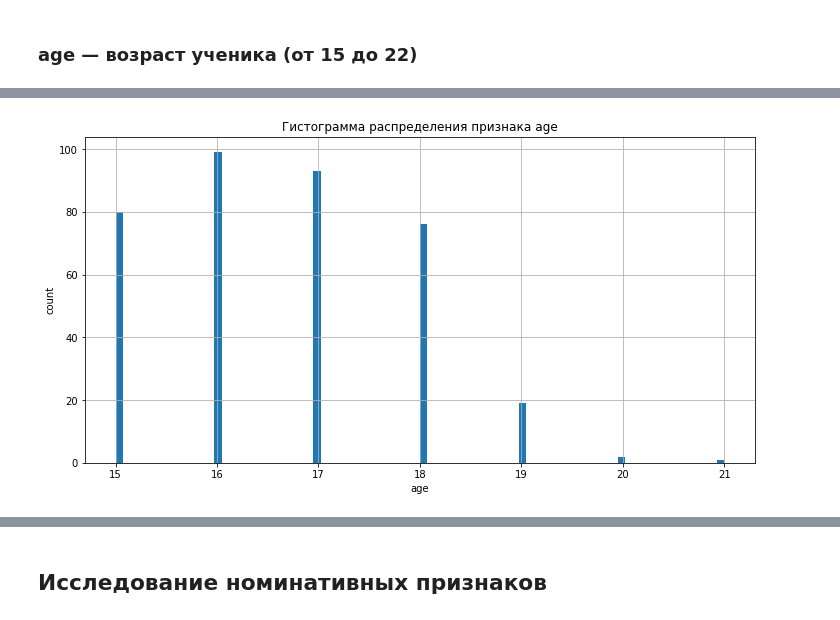
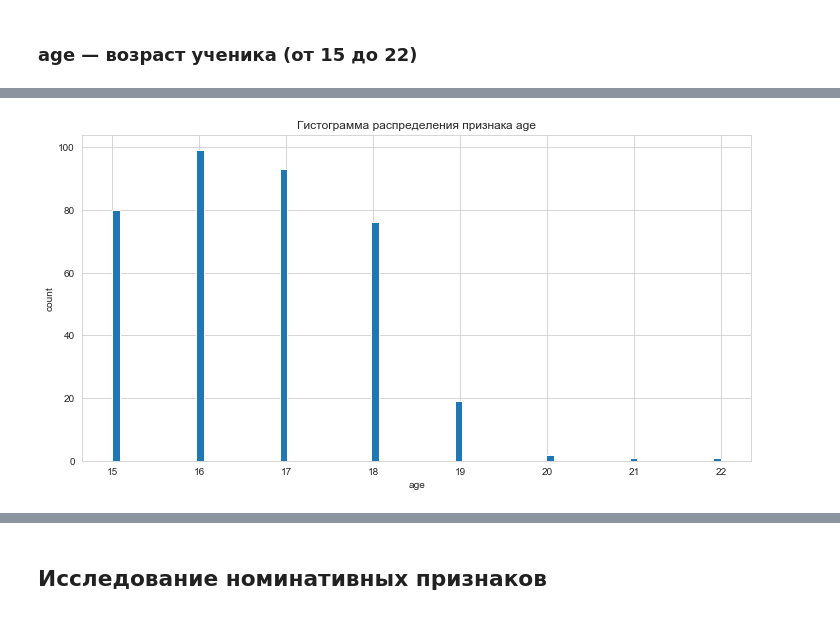
Before and after one commit to sand74/skillfactory, a Jupyter notebook: module_2/eda_solve.ipynb, the cells around one changed output, grey strips where cells are left out. Saved outputs shown, nothing was run; the diff lists cells and outputs as text; code cells hidden in the pictures.

Commit message:
Update score

```diff
--- a/module_2/eda_solve.ipynb
+++ b/module_2/eda_solve.ipynb
@@ -143,19 +130,29 @@ def outliers(feature):
     return stud[(stud[feature] < low) | (stud[feature] > high)]
 
 
-def hist(feature):
+def hist(df, feature, bins=80):
     fig, ax = plt.subplots()
     #  Добавляем подписи к осям:
     ax.set_xlabel(feature)
     ax.set_ylabel('count')
     ax.set_title(f'Гистограмма распределения признака {feature}')
-    _ = stud[feature].hist(bins=80)
+    _ = df[feature].hist(bins=bins, ax=ax)
 
 
 def boxplot(feature):
     fig, ax = plt.subplots()
     ax.set_title(f'Boxplot признака {feature}')
     _ = sns.boxplot(x=stud[feature], ax=ax)
+
+
+def countplot(feature):
+    fig, ax = plt.subplots()
+    #  Добавляем подписи к осям:
+    ax.set_xlabel(feature)
+    ax.set_ylabel('count')
+    ax.set_title(f'Кол-во значений признака {feature}')
+    sns.set_style('whitegrid')
+    _ = sns.countplot(x=feature, data=stud.fillna('NaN'), ax=ax)
 # %% [markdown]
 ### score — баллы по госэкзамену по математике
 # %%
@@ -236,0 +260,5 @@ hist('score')
+# %%
+stud['score_ival'] = stud['score'].map(
+    lambda x: 1 if x >= 0 and x < 20 else 2 if x >= 20 and x < 40 else 3
+                if x >= 40 and x < 60 else 4 if x >= 60 and x < 80 else 5)
+countplot('score_ival')
@@ -236,0 +267,3 @@ hist('score')
+# %%
+stud['score_risk'] = stud['score'].map(lambda x: 1 if x == 0 else 0)
+countplot('score_risk')
@@ -349,10 +384,10 @@ boxplot('age')
 # %%
 # Студенты старше 21 года определяются как выбросы, но в задании указан интервал от 15 до 22 лет.
-# Ученик в возрасте 22 года - это, видимо какой-то отдельный случай (скорее всего влияет здоровье - 1) - удалям
-stud = stud[stud['age'].between(0, 21)]
-hist('age')
+# Ученик в возрасте 22 года - это, судя по всему, какой-то отдельный случай (скорее всего влияет здоровье - 1)
+#stud = stud[stud['age'].between(0, 21)]
+hist(stud, 'age')
 # %% [output]
-[figure, old version]
+[figure, new version]
 # %%
 stud.info()
 # %% [output]
```
Also changed, not shown: parts of 62 cells of this notebook, 1 other file.
